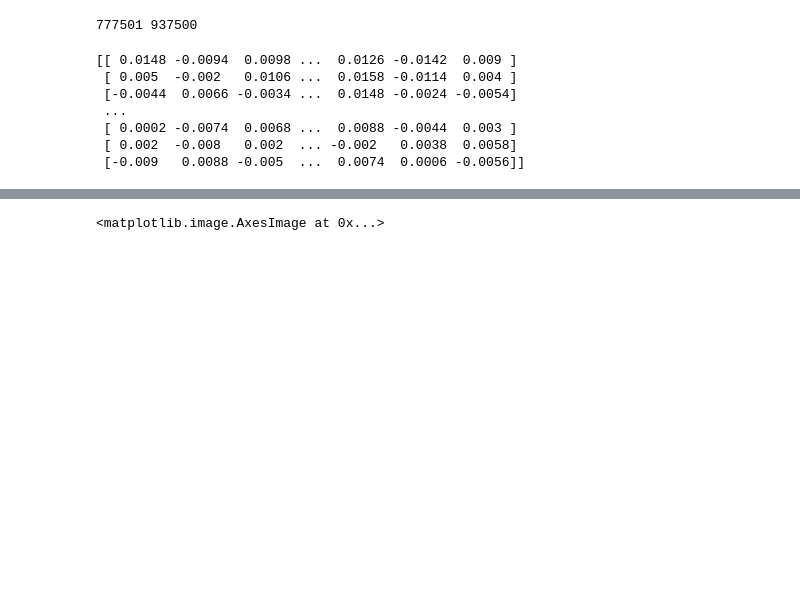
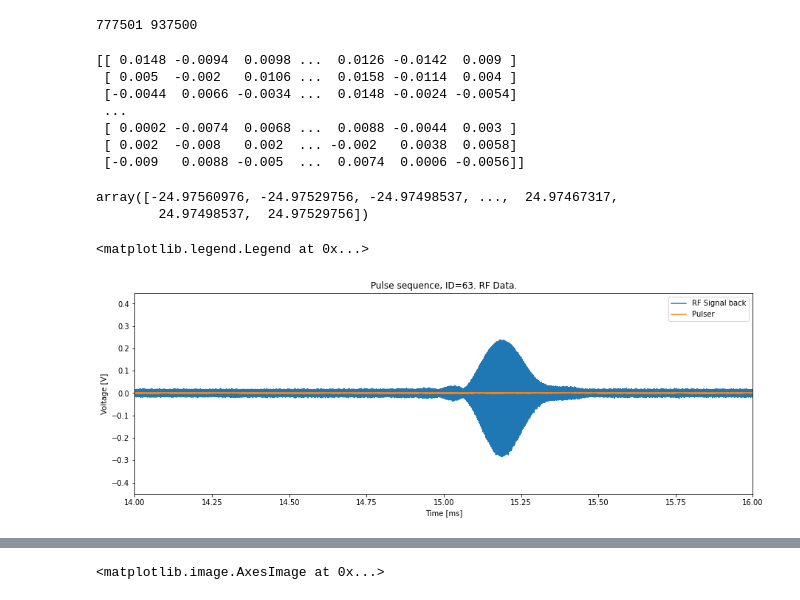
Before and after one commit to kelu124/oshmri, a Jupyter notebook: tom/Scope/recon.ipynb, the cells around one changed output, grey strips where cells are left out. Saved outputs shown, nothing was run; the diff lists cells and outputs as text; code cells hidden in the pictures; blank space fills up the shorter version.

Commit message:
Further toying with data

```diff
--- a/tom/Scope/recon.ipynb
+++ b/tom/Scope/recon.ipynb
@@ -142,3 +137,20 @@ print(cutRFdata)
 freqWindow  = np.where((centerFreq - BW/2 < frequencies) & (frequencies < centerFreq + BW/2))[0]
 startFreq   = freqWindow[0]
 endFreq     = freqWindow[-1]
+# %%
+frequencies
+# %% [output]
+array([-24.97560976, -24.97529756, -24.97498537, ...,  24.97467317,
+        24.97498537,  24.97529756])
+# %%
+plt.figure(figsize=(15,5))
+plt.plot(t[63]/1e3, rawRFdata[0],label = "RF Signal back")
+plt.plot(t[63]/1e3, rawPulseData[0]/13.8,label = "Pulser")
+plt.xlabel("Time [ms]")
+plt.ylabel("Voltage [V]")
+plt.title("Pulse sequence, ID=63. RF Data.")
+plt.xlim(14,16)
+plt.legend()
+# %% [output]
+<matplotlib.legend.Legend at 0x...>
+[figure, added]
```
Also changed, not shown: parts of 11 cells of this notebook.
